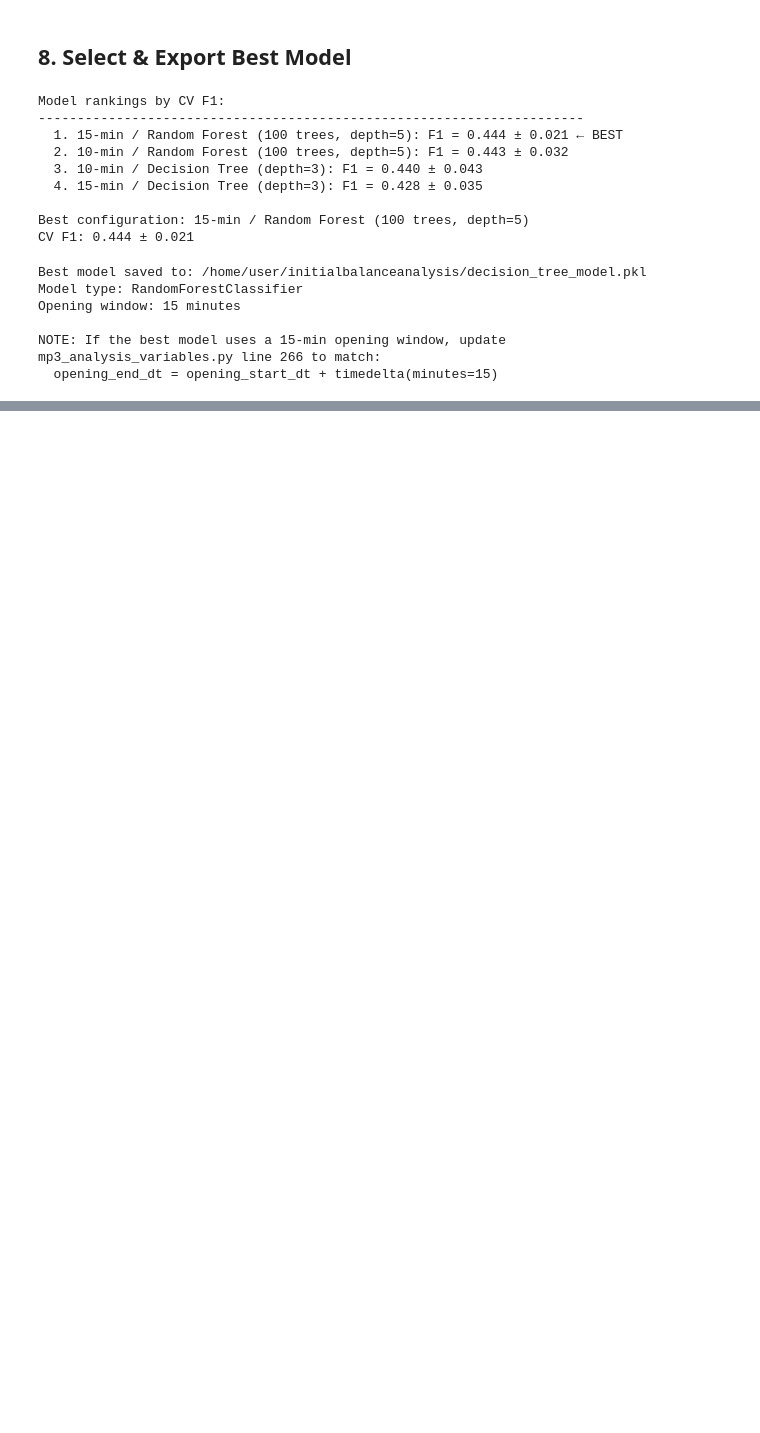
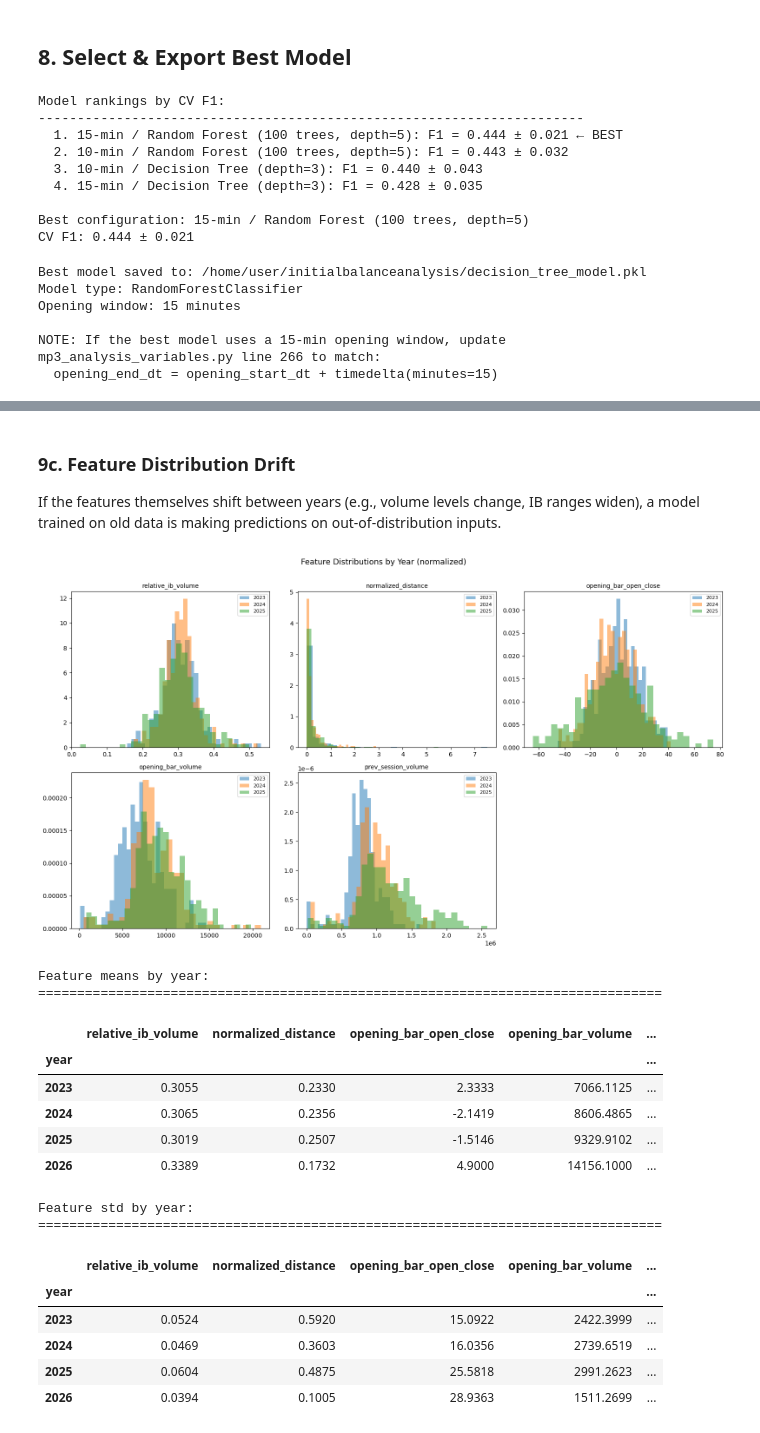
Before and after one commit to k4mik4zekyo-afk/initialbalanceanalysis, a Jupyter notebook: rotation_prediction_pipeline.ipynb, the cells around one changed output, grey strips where cells are left out. Saved outputs shown, nothing was run; the diff lists cells and outputs as text; code cells hidden in the pictures; blank space fills up the shorter version.

```diff
--- a/rotation_prediction_pipeline.ipynb
+++ b/rotation_prediction_pipeline.ipynb
@@ -512,0 +667,52 @@ This pipeline tested 4 configurations:
+# %% [markdown]
+### 9c. Feature Distribution Drift
+
+If the features themselves shift between years (e.g., volume levels change, IB ranges widen), a model trained on old data is making predictions on out-of-distribution inputs.
+# %%
+fig, axes = plt.subplots(2, 3, figsize=(16, 9))
+years_to_plot = [2023, 2024, 2025]
+colors = {2023: "#1f77b4", 2024: "#ff7f0e", 2025: "#2ca02c"}
+
+for j, feat in enumerate(FEATURE_COLS):
+    ax = axes[j // 3, j % 3]
+    for yr in years_to_plot:
+        data = diag_df.loc[diag_df["year"] == yr, feat].dropna()
+        ax.hist(data, bins=30, alpha=0.5, label=str(yr), color=colors[yr], density=True)
+    ax.set_title(feat, fontsize=10)
+    ax.legend(fontsize=8)
+
+# Hide the unused 6th subplot
+axes[1, 2].axis("off")
+
+plt.suptitle("Feature Distributions by Year (normalized)", fontsize=13, y=1.01)
+plt.tight_layout()
+plt.show()
+
+# Summary statistics table
+print("\nFeature means by year:")
+print("=" * 80)
+yearly_stats = diag_df.groupby("year")[FEATURE_COLS].mean()
+display(yearly_stats.round(4))
+
+print("\nFeature std by year:")
+print("=" * 80)
+yearly_std = diag_df.groupby("year")[FEATURE_COLS].std()
+display(yearly_std.round(4))
+# %% [output]
+[figure, added]
+Feature means by year:
+================================================================================
+|  | relative_ib_volume | normalized_distance | opening_bar_open_close | opening_bar_volume | ... |
+| year |  |  |  |  | ... |
+| 2023 | 0.3055 | 0.2330 | 2.3333 | 7066.1125 | ... |
+| 2024 | 0.3065 | 0.2356 | -2.1419 | 8606.4865 | ... |
+| 2025 | 0.3019 | 0.2507 | -1.5146 | 9329.9102 | ... |
+| 2026 | 0.3389 | 0.1732 | 4.9000 | 14156.1000 | ... |
+Feature std by year:
+================================================================================
+|  | relative_ib_volume | normalized_distance | opening_bar_open_close | opening_bar_volume | ... |
+| year |  |  |  |  | ... |
+| 2023 | 0.0524 | 0.5920 | 15.0922 | 2422.3999 | ... |
+| 2024 | 0.0469 | 0.3603 | 16.0356 | 2739.6519 | ... |
+| 2025 | 0.0604 | 0.4875 | 25.5818 | 2991.2623 | ... |
+| 2026 | 0.0394 | 0.1005 | 28.9363 | 1511.2699 | ... |
```
Also changed, not shown: parts of 8 cells of this notebook.
